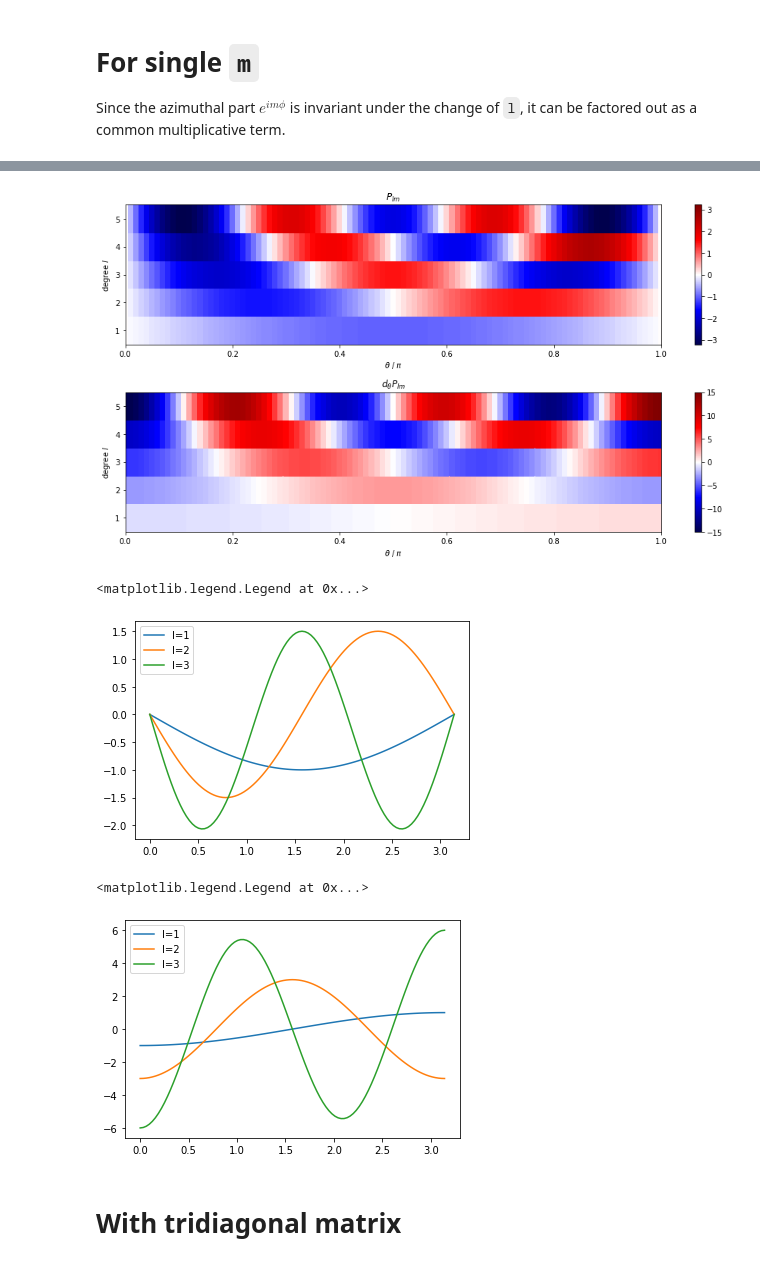
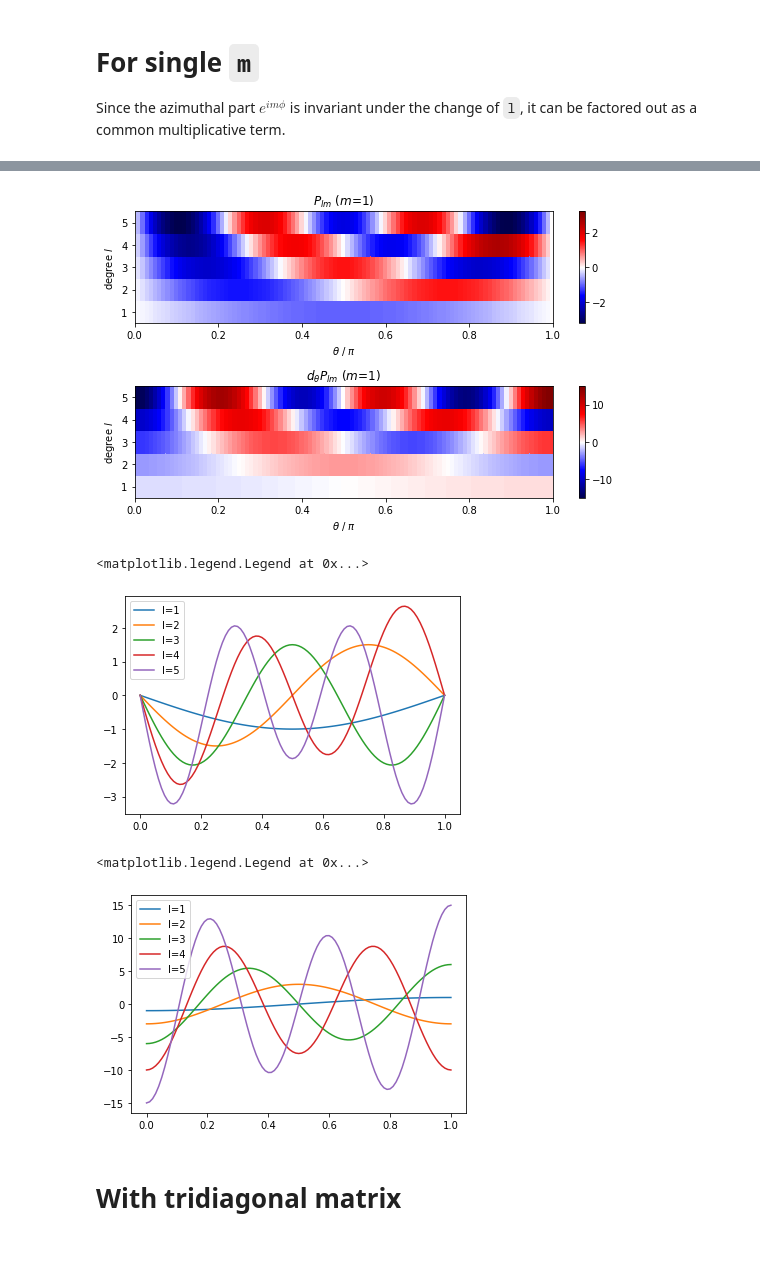
Before and after one commit to jam31118/implicit-euler, a Jupyter notebook: 3d-spherical-box/spherical-harmonics-derivatives/dev-sph-harm-deriv.ipynb, the cells around one changed output, grey strips where cells are left out. Cells and saved outputs as stored; diff of their text form; code cells hidden in the pictures.

```diff
--- a/3d-spherical-box/spherical-harmonics-derivatives/dev-sph-harm-deriv.ipynb
+++ b/3d-spherical-box/spherical-harmonics-derivatives/dev-sph-harm-deriv.ipynb
@@ -16,6 +16,6 @@ Since the azimuthal part $e^{im\phi}$ is invariant under the change of `l`, it c
 # %%
 m, lmax = 1, 5
 # %%
-assert lmax >= m
-Nlm = lmax - m + 1
-l_arr = m + np.arange(Nlm)
+assert lmax >= abs(m)
+Nlm = lmax - abs(m) + 1
+l_arr = abs(m) + np.arange(Nlm)
@@ -74,47 +33,45 @@ from vis.plot import construct_catesian_mesh_for_pcolormesh
 
 thetapi_cmesh, l_cmesh = construct_catesian_mesh_for_pcolormesh(theta_arr/pi, l_arr)
 # %%
-fig, axes = plt.subplots(nrows=2, figsize=(13,7))
+fig, axes = plt.subplots(nrows=2, figsize=(8,5))
 
 ax = axes[0]
 vmax = np.abs(Plm_theta).max()
 pcm = ax.pcolormesh(thetapi_cmesh, l_cmesh, Plm_theta, cmap='seismic', vmin=-vmax, vmax=vmax)
 cb = fig.colorbar(pcm, ax=ax)
-ax.set_title(r"$P_{lm}$")
+ax.set_title(r"$P_{{lm}}$ ($m$={})".format(m))
 
 ax = axes[1]
 vmax = np.abs(dtheta_Plm_theta).max()
 pcm = ax.pcolormesh(thetapi_cmesh, l_cmesh, dtheta_Plm_theta, cmap='seismic', vmin=-vmax, vmax=vmax)
 cb = fig.colorbar(pcm, ax=ax)
-ax.set_title(r"$d_{\theta}{P_{lm}}$")
+ax.set_title(r"$d_{{\theta}}{{P_{{lm}}}}$ ($m$={})".format(m))
 
 for ax in axes:
     ax.set_xlabel(r"$\theta$ / $\pi$")
     ax.set_ylabel("degree $l$")
     ax.set_xlim(0,1)
 
 fig.tight_layout()
 
-# fig.savefig("Plm-and-dtheta-Plm-including-pi-0-and-pi-test-1.png")
+# fig.savefig("Plm-and-dtheta-Plm-including-pi-0-and-pi-test-2.png")
 # %% [output]
-[figure, old version]
+[figure, new version]
 # %%
 fig, ax = plt.subplots()
 for il, l in enumerate(l_arr):
-    if il > 2: continue
-    ax.plot(theta_arr, Plm_theta[:,il], label='l={}'.format(l))
+    ax.plot(theta_arr/pi, Plm_theta[:,il], label='l={}'.format(l))
 ax.legend()
 # %% [output]
 <matplotlib.legend.Legend at 0x...>
-[figure, old version]
+[figure, new version]
 # %%
 fig, ax = plt.subplots()
 for il, l in enumerate(l_arr):
-    if il > 2: continue
-    ax.plot(theta_arr, dtheta_Plm_theta[:,il], label='l={}'.format(l))
+    ax.plot(theta_arr/pi, dtheta_Plm_theta[:,il], label='l={}'.format(l))
 ax.legend()
 # %% [output]
 <matplotlib.legend.Legend at 0x...>
-[figure, old version]
+[figure, new version]
 # %% [markdown]
 # With tridiagonal matrix
```
Also changed, not shown: parts of 4 cells of this notebook.
